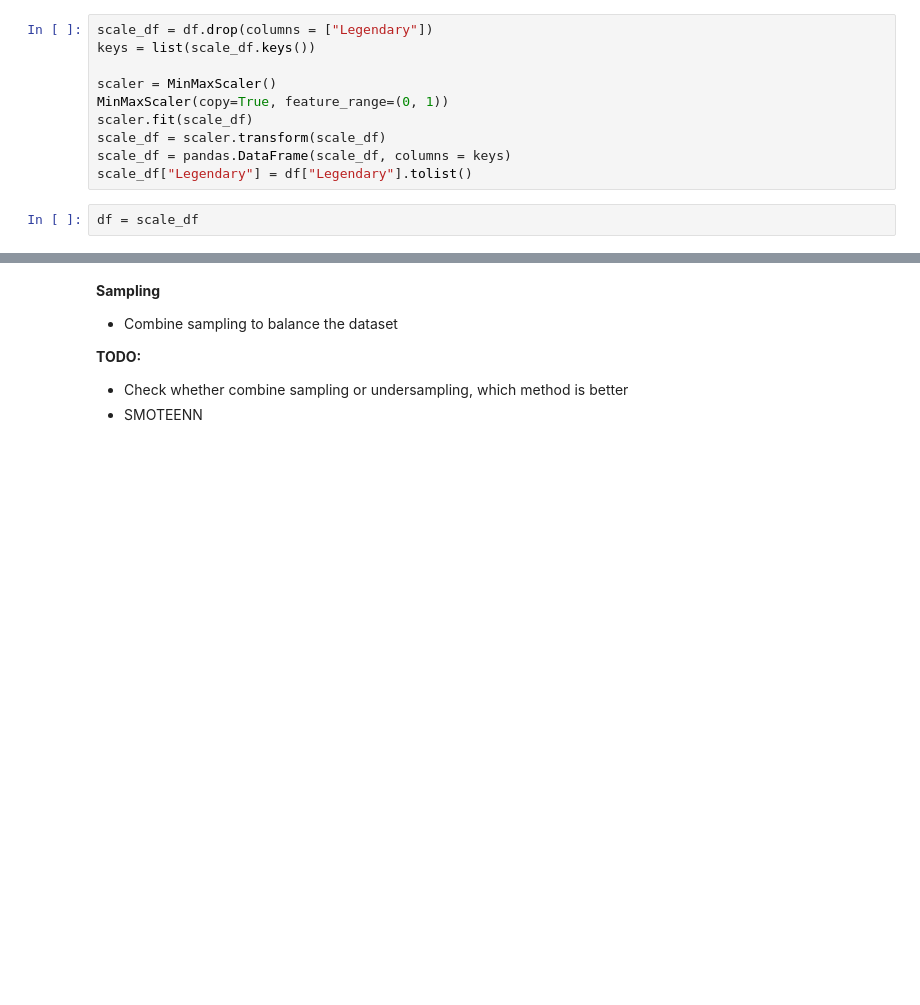
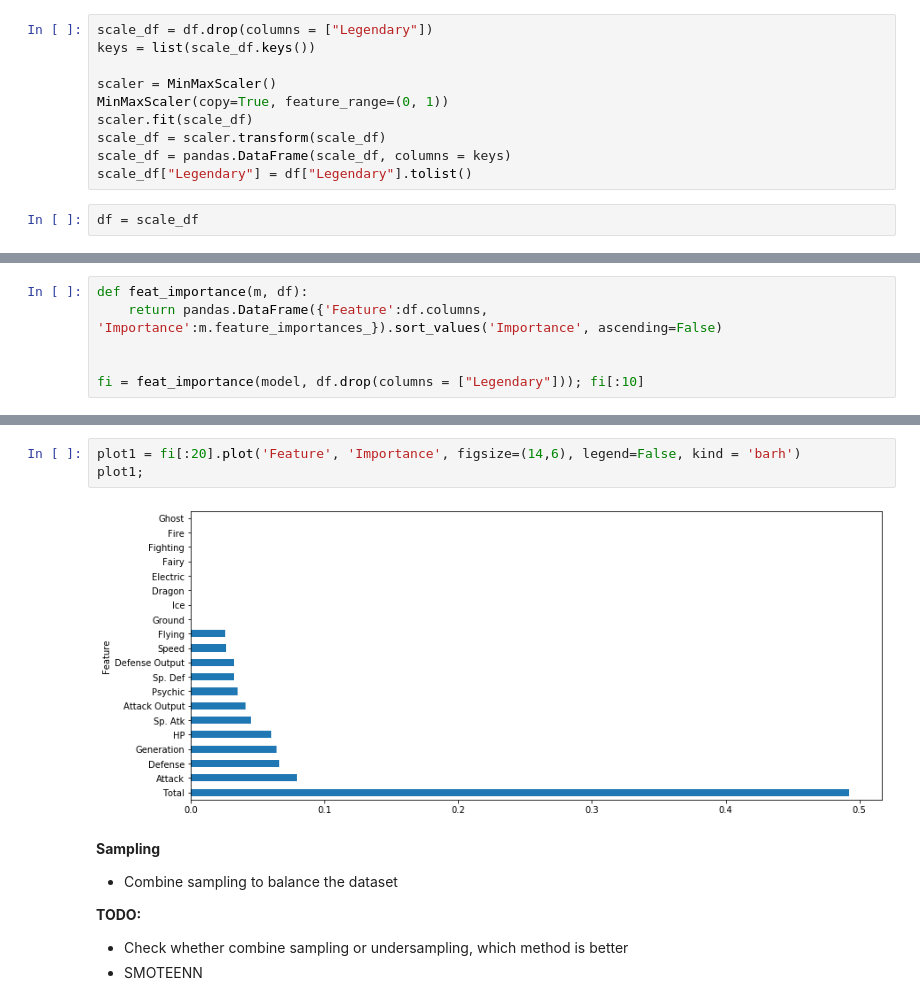
Before and after one commit to peteryph/Kaggle-Pokemon-Status, a Jupyter notebook: Pokemon.ipynb, the cells around one changed output, grey strips where cells are left out. Saved outputs shown, nothing was run; the diff lists cells and outputs as text; blank space fills up the shorter version.

```diff
--- a/Pokemon.ipynb
+++ b/Pokemon.ipynb
@@ -92,0 +152,6 @@ df = scale_df
+# %%
+def feat_importance(m, df):
+    return pandas.DataFrame({'Feature':df.columns, 'Importance':m.feature_importances_}).sort_values('Importance', ascending=False)
+
+
+fi = feat_importance(model, df.drop(columns = ["Legendary"])); fi[:10]
@@ -93,3 +170,8 @@ df = scale_df
+# %%
+plot1 = fi[:20].plot('Feature', 'Importance', figsize=(14,6), legend=False, kind = 'barh')
+plot1;
+# %% [output]
+[figure, added]
 # %% [markdown]
 **Sampling**
 - Combine sampling to balance the dataset
```
Also changed, not shown: parts of 36 cells of this notebook.
